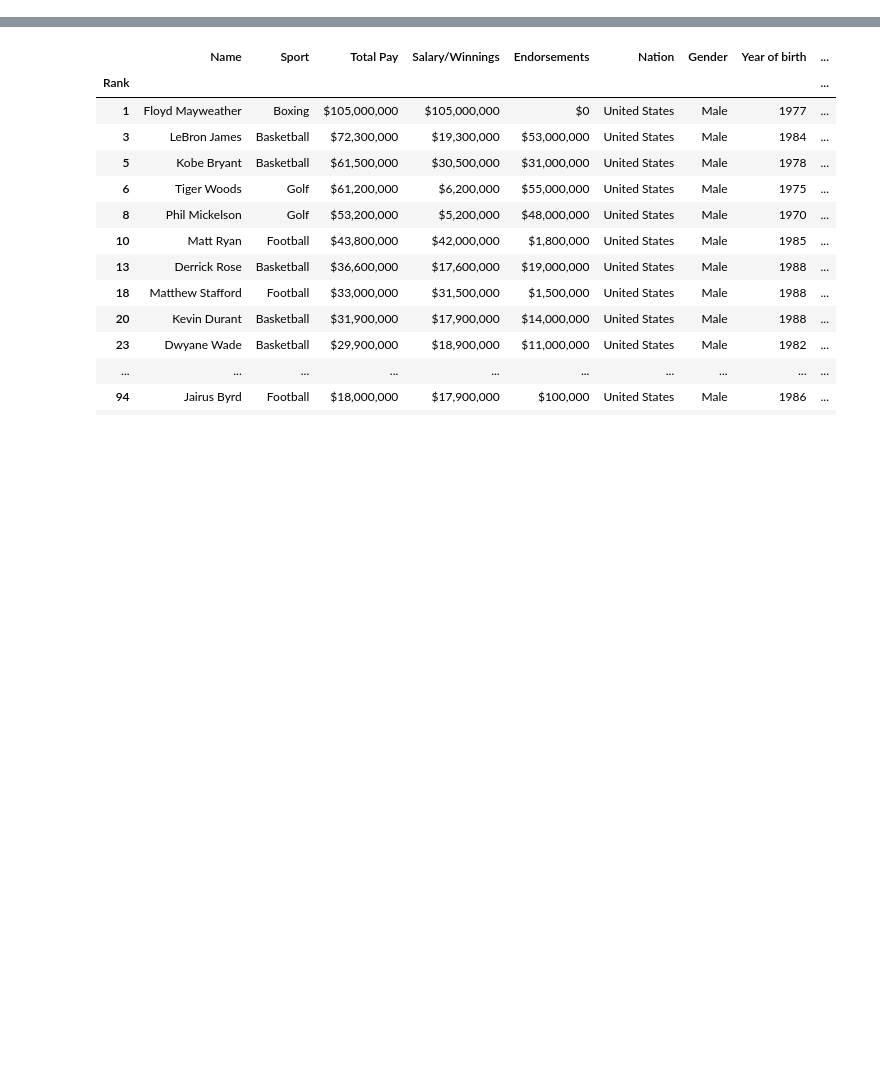
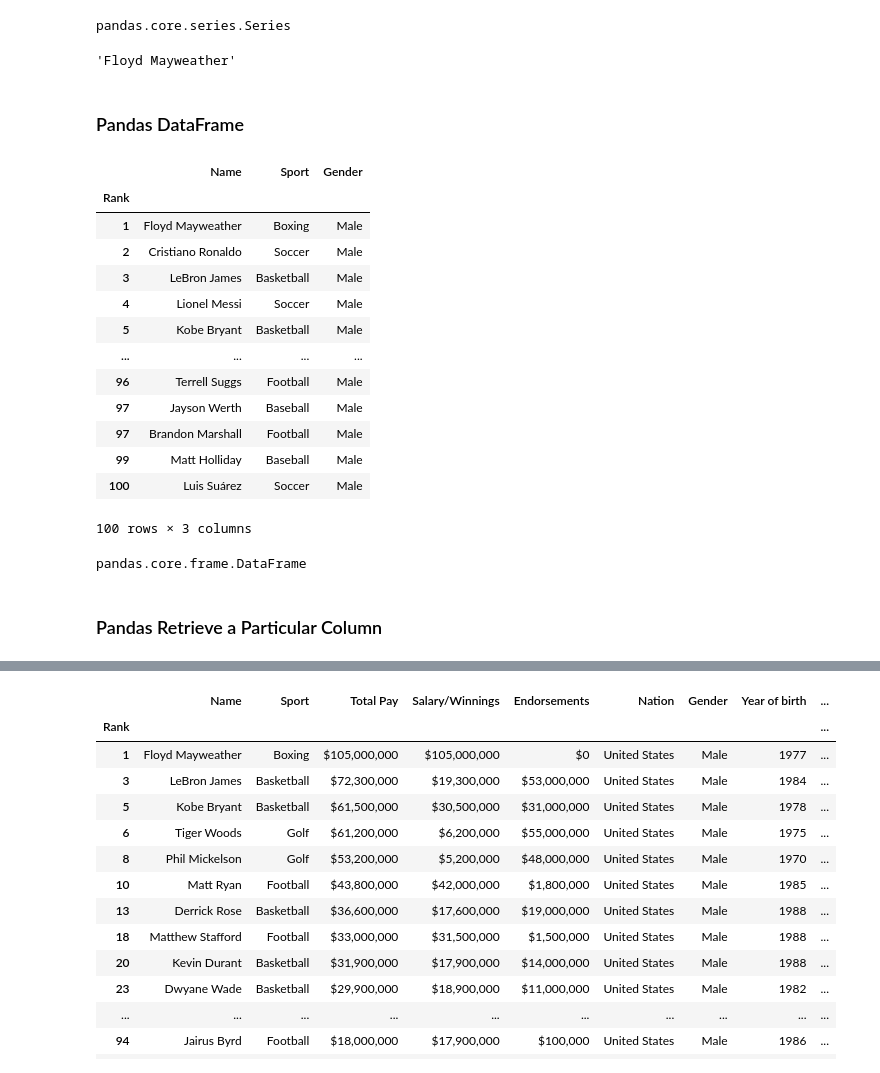
Before and after one commit to ajithpmohan/PythonDataAnalysisVisualization, a Jupyter notebook: athletes.ipynb, the cells around one changed output, grey strips where cells are left out. Saved outputs shown, nothing was run; the diff lists cells and outputs as text; code cells hidden in the pictures; blank space fills up the shorter version.

```diff
--- a/athletes.ipynb
+++ b/athletes.ipynb
@@ -25,0 +125,33 @@ athlete_df2
+# %%
+type(athlete_df2['Name'])
+# %% [output]
+pandas.core.series.Series
+# %%
+athlete_df2['Name'][1]
+# %% [output]
+'Floyd Mayweather'
+# %% [markdown]
+### Pandas DataFrame
+# %%
+athlete_df2[['Name', 'Sport', 'Gender']]
+# %% [output]
+|  | Name | Sport | Gender |
+| Rank |  |  |  |
+| 1 | Floyd Mayweather | Boxing | Male |
+| 2 | Cristiano Ronaldo | Soccer | Male |
+| 3 | LeBron James | Basketball | Male |
+| 4 | Lionel Messi | Soccer | Male |
+| 5 | Kobe Bryant | Basketball | Male |
+| ... | ... | ... | ... |
+| 96 | Terrell Suggs | Football | Male |
+| 97 | Jayson Werth | Baseball | Male |
+| 97 | Brandon Marshall | Football | Male |
+| 99 | Matt Holliday | Baseball | Male |
+| 100 | Luis Suárez | Soccer | Male |
+100 rows × 3 columns
+# %%
+type(athlete_df2[['Name', 'Sport', 'Gender']])
+# %% [output]
+pandas.core.frame.DataFrame
+# %% [markdown]
+### Pandas Retrieve a Particular Column
```
Also changed, not shown: parts of 19 cells of this notebook.
